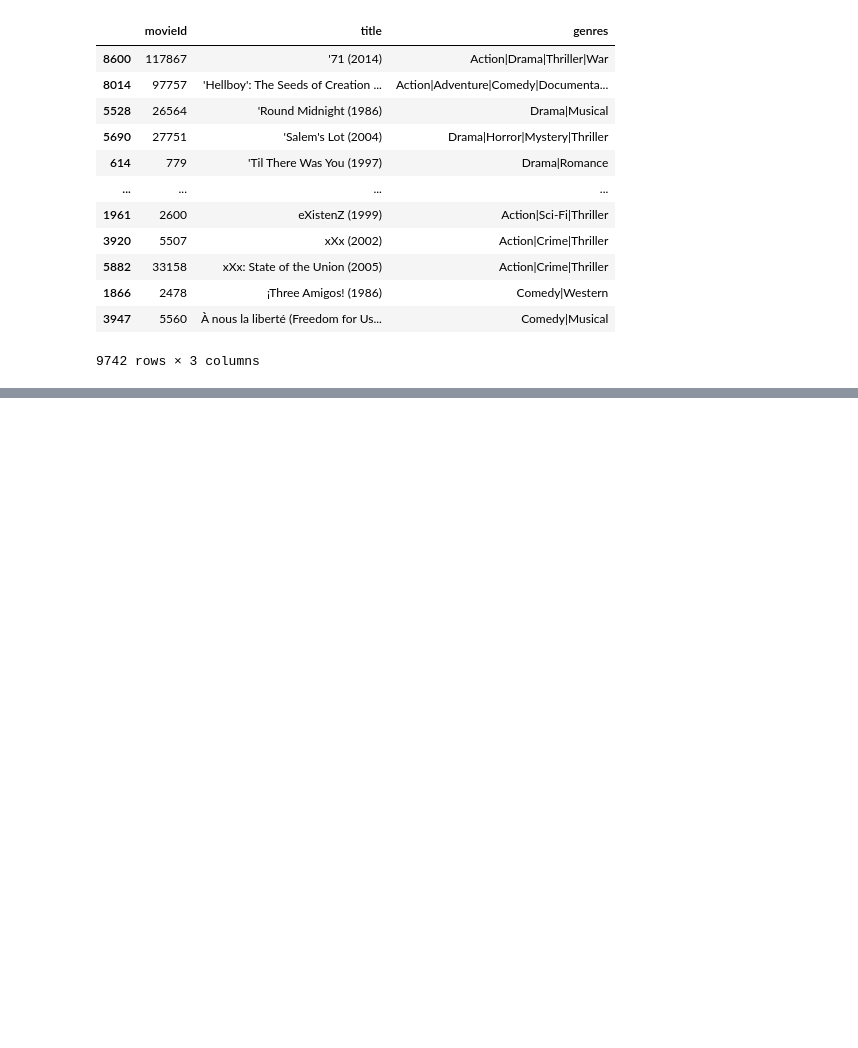
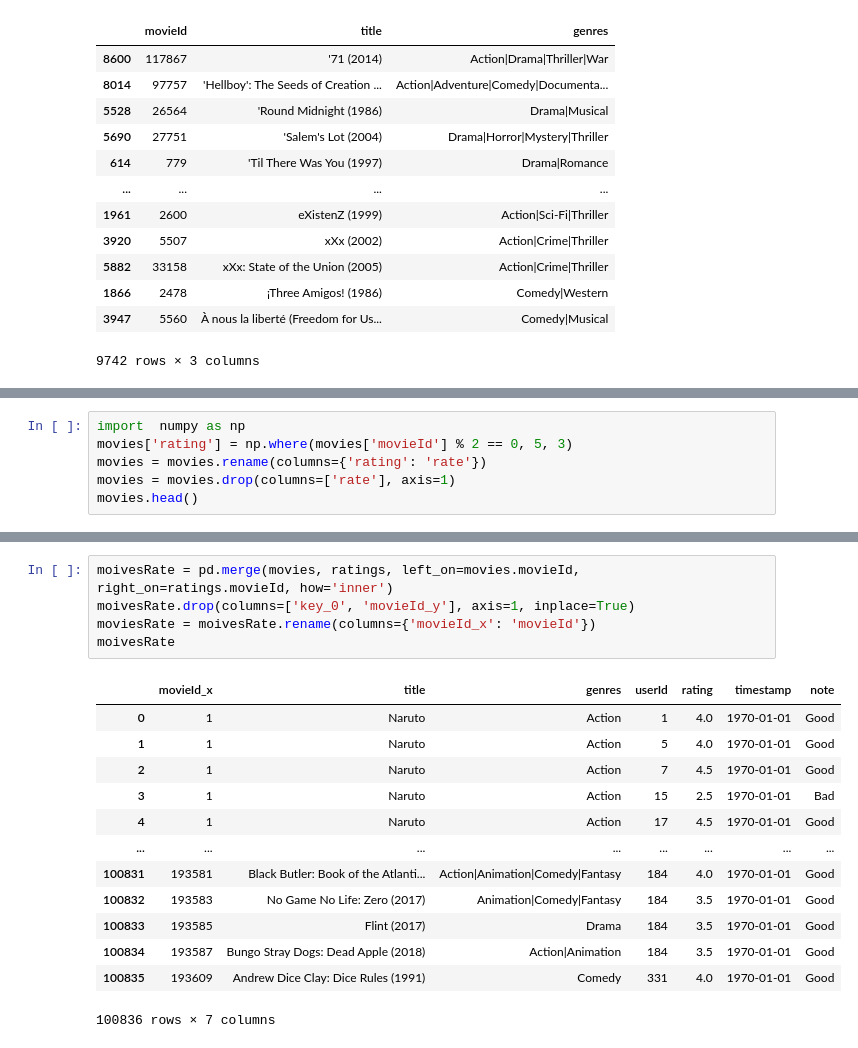
Before and after one commit to Ilies-Bouderba/MoviesRating, a Jupyter notebook: notebooks/01_python_basics.ipynb, the cells around one changed output, grey strips where cells are left out. Cells and saved outputs as stored; diff of their text form; blank space fills up the shorter version.

```diff
--- a/notebooks/01_python_basics.ipynb
+++ b/notebooks/01_python_basics.ipynb
@@ -132,0 +205,6 @@ movies.sort_values(['title', 'genres'], ascending=True)
+# %%
+import  numpy as np
+movies['rating'] = np.where(movies['movieId'] % 2 == 0, 5, 3)
+movies = movies.rename(columns={'rating': 'rate'})
+movies = movies.drop(columns=['rate'], axis=1)
+movies.head()
@@ -132,0 +285,19 @@ movies.sort_values(['title', 'genres'], ascending=True)
+# %%
+moivesRate = pd.merge(movies, ratings, left_on=movies.movieId, right_on=ratings.movieId, how='inner')
+moivesRate.drop(columns=['key_0', 'movieId_y'], axis=1, inplace=True)
+moviesRate = moivesRate.rename(columns={'movieId_x': 'movieId'})
+moivesRate
+# %% [output]
+|  | movieId_x | title | genres | userId | rating | timestamp | note |
+| 0 | 1 | Naruto | Action | 1 | 4.0 | 1970-01-01 | Good |
+| 1 | 1 | Naruto | Action | 5 | 4.0 | 1970-01-01 | Good |
+| 2 | 1 | Naruto | Action | 7 | 4.5 | 1970-01-01 | Good |
+| 3 | 1 | Naruto | Action | 15 | 2.5 | 1970-01-01 | Bad |
+| 4 | 1 | Naruto | Action | 17 | 4.5 | 1970-01-01 | Good |
+| ... | ... | ... | ... | ... | ... | ... | ... |
+| 100831 | 193581 | Black Butler: Book of the Atlanti... | Action|Animation|Comedy|Fantasy | 184 | 4.0 | 1970-01-01 | Good |
+| 100832 | 193583 | No Game No Life: Zero (2017) | Animation|Comedy|Fantasy | 184 | 3.5 | 1970-01-01 | Good |
+| 100833 | 193585 | Flint (2017) | Drama | 184 | 3.5 | 1970-01-01 | Good |
+| 100834 | 193587 | Bungo Stray Dogs: Dead Apple (2018) | Action|Animation | 184 | 3.5 | 1970-01-01 | Good |
+| 100835 | 193609 | Andrew Dice Clay: Dice Rules (1991) | Comedy | 331 | 4.0 | 1970-01-01 | Good |
+100836 rows × 7 columns
```
Also changed, not shown: parts of 12 cells of this notebook.
